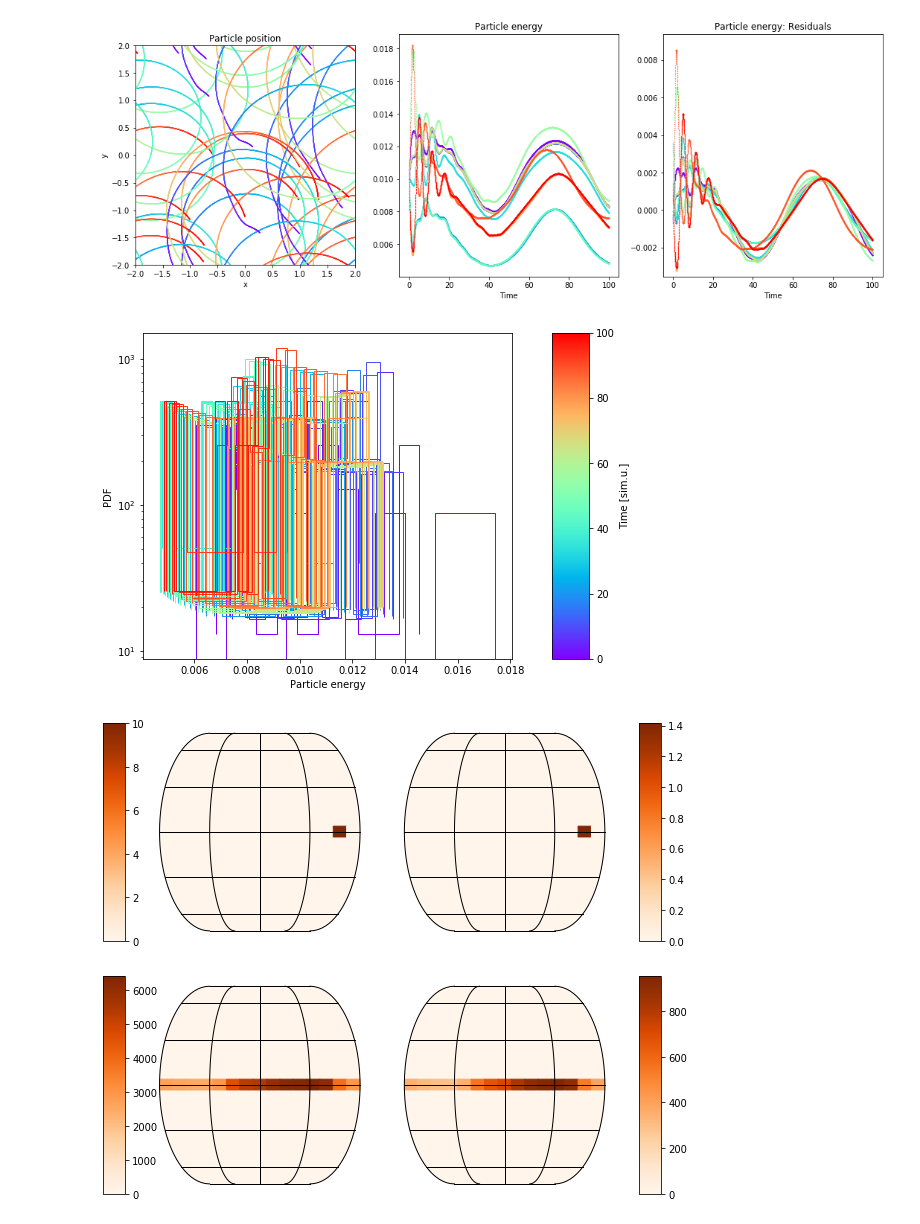
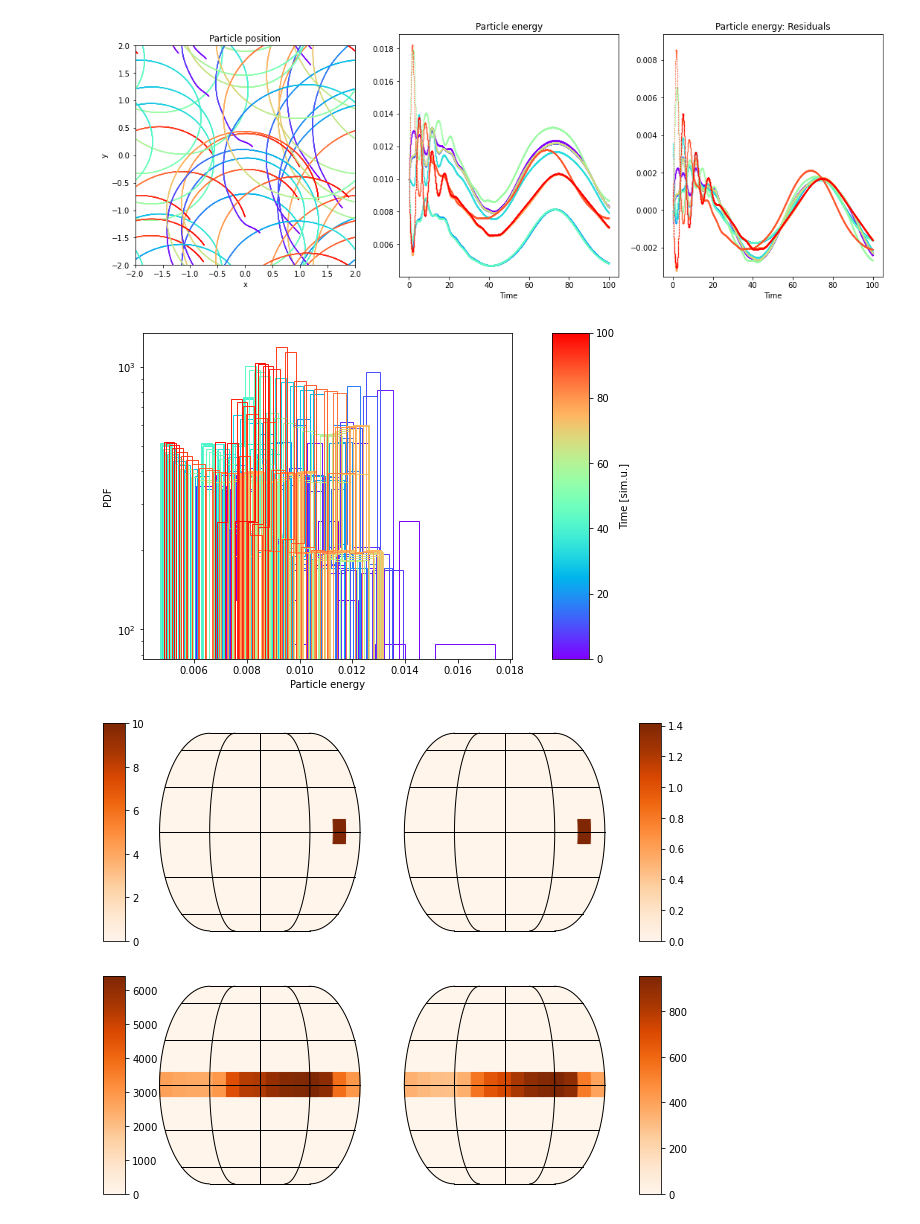
Before and after one commit to ppjanka/Corrugated_internal_shocks, a Jupyter notebook: vis/particle/plot_particles.ipynb, the cells around one changed output. Cells and saved outputs as stored; diff of their text form; code cells hidden in the pictures.

```diff
--- a/vis/particle/plot_particles.ipynb
+++ b/vis/particle/plot_particles.ipynb
@@ -49,45 +49,45 @@ if not plotting_movies:
 # %%
 if not plotting_movies:
     fig = plt.figure(figsize=[8,6])
     gs = gridspec.GridSpec(1,2, width_ratios=[1,0.1])
 
     plt.subplot(gs[0,0])
-    particles.plot_Ekin_distribution(plt.gca(), average=False, navg=100, cax=plt.subplot(gs[0,1]))
+    particles.plot_Ekin_distribution(plt.gca(), history=True, navg=100, cax=plt.subplot(gs[0,1]))
 
     plt.show()
     plt.close()
 # %% [output]
-[figure, old version]
+[figure, new version]
 # %%
 # single frame
 fig = plt.figure(figsize=(10,4))
 gs = gridspec.GridSpec(1,4, width_ratios=(0.1,1,1,0.1))
 
 plt.subplot(gs[0,1])
-particles.plot_direction_distribution(plt.gca(), cart.projection_EckertIV, 8, i=0, cax=plt.subplot(gs[0,0]), cmap='Oranges')
+particles.plot_direction_distribution_3D(plt.gca(), cart.projection_EckertIV, 8, i=0, cax=plt.subplot(gs[0,0]), cmap='Oranges')
 
 plt.subplot(gs[0,2])
-particles.plot_direction_distribution(plt.gca(), cart.projection_EckertIV, 8, i=0, cax=plt.subplot(gs[0,3]), weights='mom', recalculate=False, cmap='Oranges')
+particles.plot_direction_distribution_3D(plt.gca(), cart.projection_EckertIV, 8, i=0, cax=plt.subplot(gs[0,3]), weights='mom', recalculate=False, cmap='Oranges')
 
 plt.show()
 plt.close()
 # %% [output]
-[figure, old version]
+[figure, new version]
 # %%
 # single statistics for all time steps
 fig = plt.figure(figsize=(10,4))
 gs = gridspec.GridSpec(1,4, width_ratios=(0.1,1,1,0.1))
 
 plt.subplot(gs[0,1])
-particles.plot_direction_distribution(plt.gca(), cart.projection_EckertIV, 8, cax=plt.subplot(gs[0,0]), cmap='Oranges')
+particles.plot_direction_distribution_3D(plt.gca(), cart.projection_EckertIV, 8, cax=plt.subplot(gs[0,0]), cmap='Oranges')
 
 plt.subplot(gs[0,2])
-particles.plot_direction_distribution(plt.gca(), cart.projection_EckertIV, 8, cax=plt.subplot(gs[0,3]), weights='mom', recalculate=False, cmap='Oranges')
+particles.plot_direction_distribution_3D(plt.gca(), cart.projection_EckertIV, 8, cax=plt.subplot(gs[0,3]), weights='mom', recalculate=True, cmap='Oranges')
 
 plt.show()
 plt.close()
 # %% [output]
-[figure, old version]
+[figure, new version]
 # %%
 # WARNING: movie plots will not work in parallel if matplotlib is imported before calling this function!
 #  - if plt is loaded, you will (sadly... :/) need to restart the kernel or use a separate session to call this function
```
Also changed, not shown: parts of 7 cells of this notebook, 2 other files.
